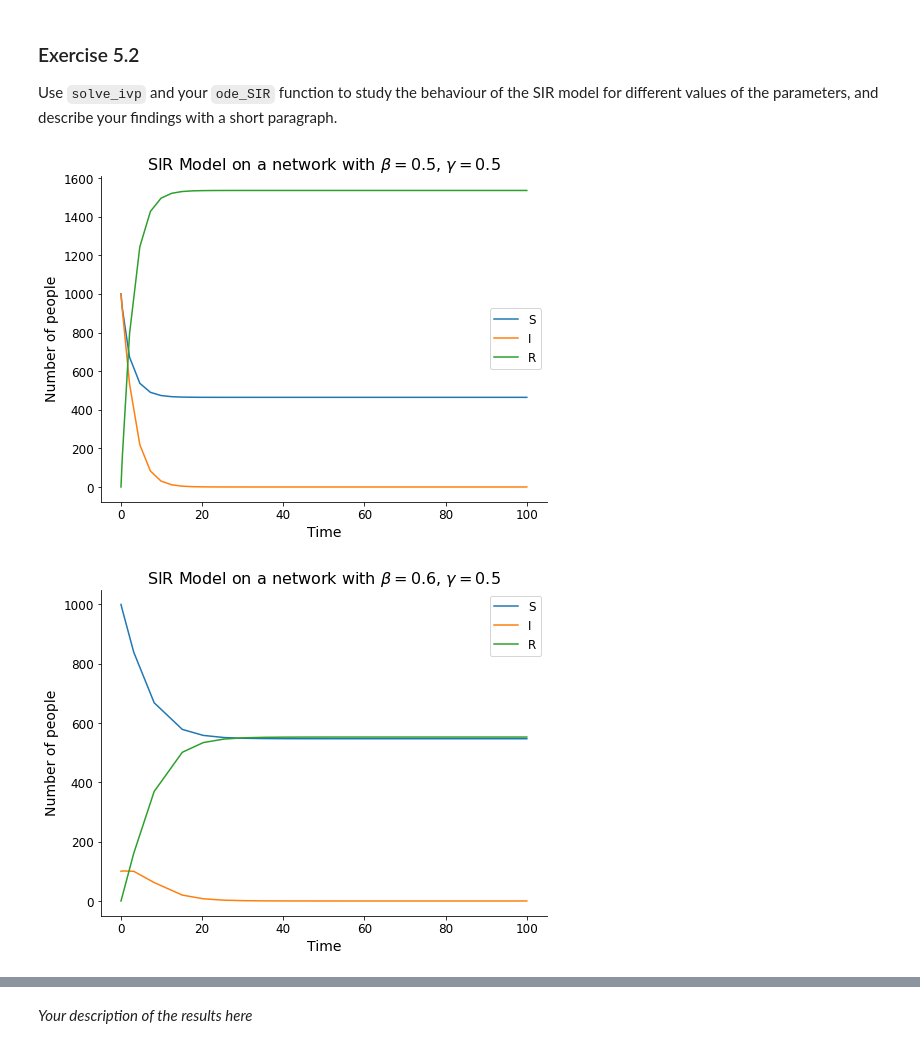
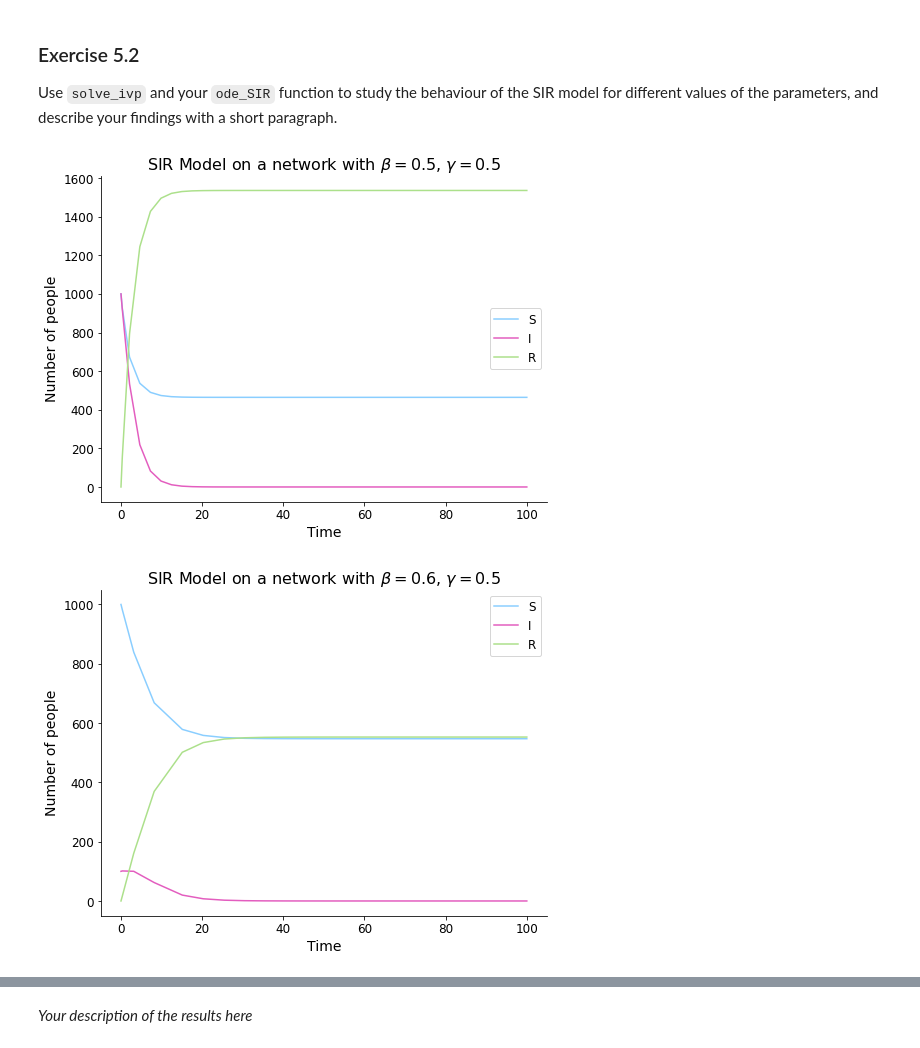
Before and after one commit to Gea97/MeccanicaStatistica2021, a Jupyter notebook: notebooks/5-SIR-Model.ipynb, the cells around one changed output, grey strips where cells are left out. Drawn from its saved outputs; the diff is of its cells as text; code cells hidden in the pictures.

```diff
--- a/notebooks/5-SIR-Model.ipynb
+++ b/notebooks/5-SIR-Model.ipynb
@@ -88,23 +88,25 @@ S, I, R = ode_result.y
 # %%
 # OPTIONAL to get the same colors for S, I, R plots over all the notebook, we can define a dictionary of colors
 SIR_colors = {
     "S": "#8aceff",
     "I": "#e35dbf",
     "R": "#ace08b"
+    #"S": "blue",
+    #"I": "red",
+    #"R": "green"
 }
 
 # plot solution (S, I, R) on y axis, time on x-axis
 fig, ax = plt.subplots (1,1, figsize =(8,6))
-
-ax.plot(t_range, S, label=r"S")
-ax.plot(t_range, I, label=r"I")
-ax.plot(t_range, R, label=r"R")
+ax.plot(t_range, S, c=SIR_colors["S"],label=r"S")
+ax.plot(t_range, I, c=SIR_colors["I"],label=r"I")
+ax.plot(t_range, R, c=SIR_colors["R"],label=r"R")
 ax.set_xlabel(r"Time")
 ax.set_ylabel(r"Number of people")
 ax.set_title(r"SIR Model on a network with $\beta= $" + str(beta) + r", $\gamma=$" + str(gamma))
 ax.legend(loc="best");
 # %% [output]
-[figure, old version]
+[figure, new version]
 # %%
 beta=0.6
 gamma=0.5
@@ -116,15 +118,15 @@ S, I, R = ode_result.y
 # plot solution (S, I, R) on y axis, time on x-axis
 fig, ax = plt.subplots (1,1, figsize =(8,6))
 
-ax.plot(t_range, S, label=r"S")
-ax.plot(t_range, I, label=r"I")
-ax.plot(t_range, R, label=r"R")
+ax.plot(t_range, S, c=SIR_colors["S"],label=r"S")
+ax.plot(t_range, I, c=SIR_colors["I"],label=r"I")
+ax.plot(t_range, R, c=SIR_colors["R"],label=r"R")
 ax.set_xlabel(r"Time")
 ax.set_ylabel(r"Number of people")
 ax.set_title(r"SIR Model on a network with $\beta= $" + str(beta) + r", $\gamma=$" + str(gamma))
 ax.legend(loc="best");
 # %% [output]
-[figure, old version]
+[figure, new version]
 # %%
 beta=0.9
 gamma=0.7
```
Also changed, not shown: parts of 35 cells of this notebook.
